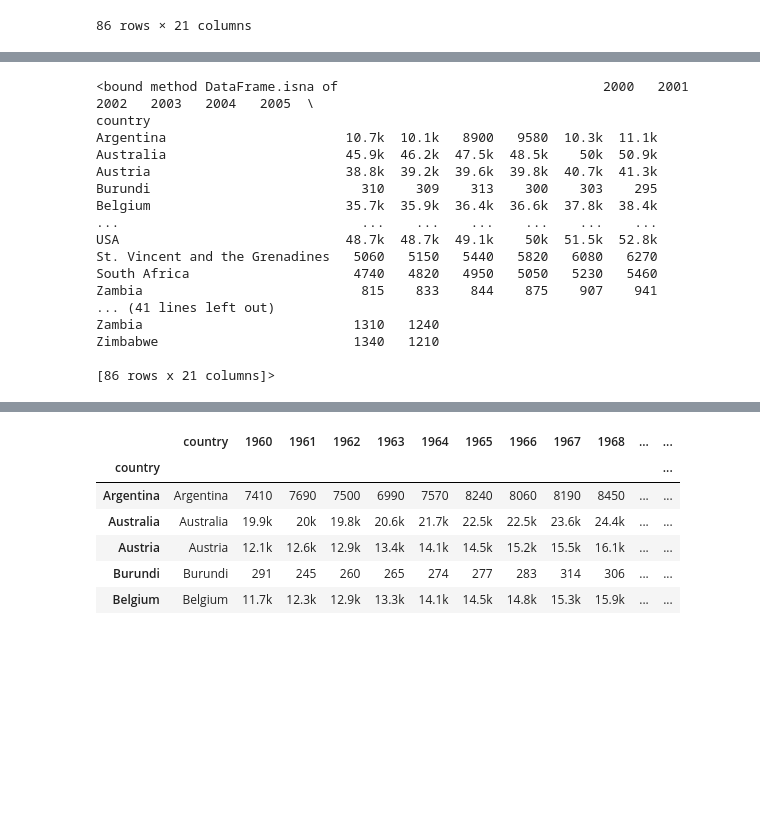
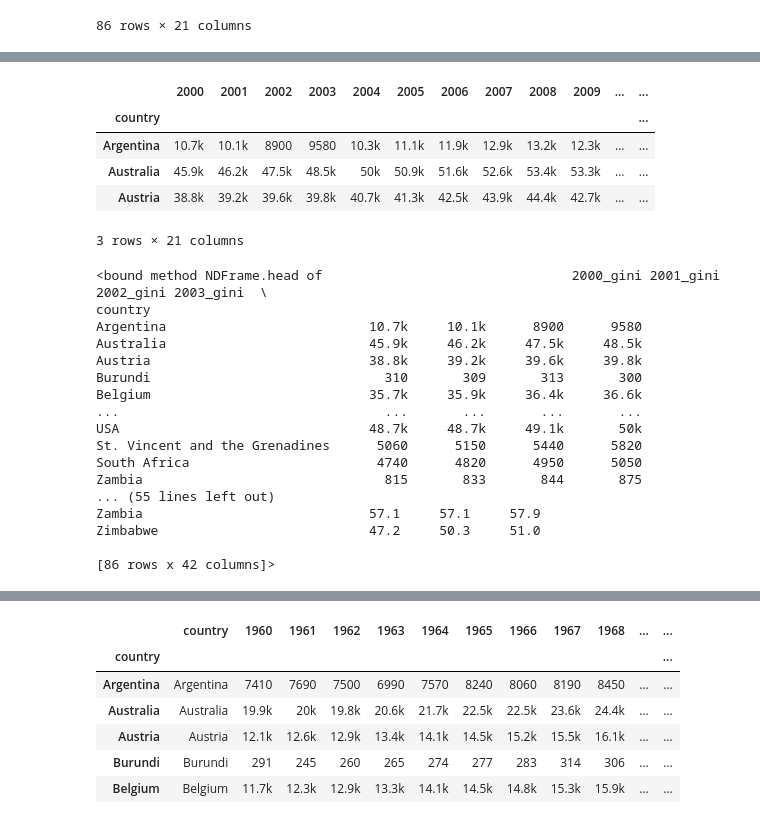
Before and after one commit to egildon/Data-and-Music, a Jupyter notebook: Porrege.ipynb, the cells around one changed output, grey strips where cells are left out. Saved outputs shown, nothing was run; the diff lists cells and outputs as text; code cells hidden in the pictures; blank space fills up the shorter version.

```diff
--- a/Porrege.ipynb
+++ b/Porrege.ipynb
@@ -116,10 +156,10 @@ gini_dfn['2018']
 Name: 2018, Length: 197, dtype: float64
 # %%
 gini_dfns = gini_dfni['2018']
-gg = gini_dfni['2018']
+gini_mod = gini_dfni['2018']
 # %%
-gg = pd.DataFrame(gg)
-gg.head()
+gini_mod = pd.DataFrame(gini_mod)
+gini_mod.head()
 # %% [output]
 |  | 2018 |
 | country |  |
@@ -139,29 +179,22 @@ partner_violence_dfni.head(3)
 # %%
 # new Dataframe with joined series and defined columns
 
-new_df = partner_violence_dfni.join(gg, lsuffix='_pviolence', rsuffix='_gini' )
+new_df = partner_violence_dfni.join(gini_mod, lsuffix='_pviolence', rsuffix='_gini' )
 # EVEN MORE DATAFRAMES
 
-new2_df = new_df.join(gdppercapita_us_inflation_adjusted_dfnic, lsuffix = '_gini' , rsuffix='_gdp')
+#new2_df = new_df.join(gdp_us_inflation_adjusted_dfnic, lsuffix = '_gini' , rsuffix='_gdp')
 
-x = gdppercapita_us_inflation_adjusted_dfnic.isna
+#new2_df = new_df.merge(gdp_us_inflation_adjusted_dfnic, suffixes = '_gdp') #Try using a for loop to resolve this, run a T test from 2000 to 2020
+
+#new2_df.head(5)
+#x = gdp_us_inflation_adjusted_dfnic.isna
+
+gdp_us_inflation_adjusted_dfnic.head(3)
+#gdp_us_inflation_adjusted_dfnic['country']
+# %% [output]
+|  | 2000 | 2001 | 2002 | 2003 | 2004 | 2005 | 2006 | 2007 | 2008 | 2009 | ... | ... |
+| country |  |  |  |  |  |  |  |  |  |  |  | ... |
+| Argentina | 10.7k | 10.1k | 8900 | 9580 | 10.3k | 11.1k | 11.9k | 12.9k | 13.2k | 12.3k | ... | ... |
+| Australia | 45.9k | 46.2k | 47.5k | 48.5k | 50k | 50.9k | 51.6k | 52.6k | 53.4k | 53.3k | ... | ... |
+| Austria | 38.8k | 39.2k | 39.6k | 39.8k | 40.7k | 41.3k | 42.5k | 43.9k | 44.4k | 42.7k | ... | ... |
+3 rows × 21 columns
-# %%
-x
-# %% [output]
-<bound method DataFrame.isna of                                  2000   2001   2002   2003   2004   2005  \
-country
-Argentina                       10.7k  10.1k   8900   9580  10.3k  11.1k
-Australia                       45.9k  46.2k  47.5k  48.5k    50k  50.9k
-Austria                         38.8k  39.2k  39.6k  39.8k  40.7k  41.3k
-Burundi                           310    309    313    300    303    295
-Belgium                         35.7k  35.9k  36.4k  36.6k  37.8k  38.4k
-...                               ...    ...    ...    ...    ...    ...
-USA                             48.7k  48.7k  49.1k    50k  51.5k  52.8k
-St. Vincent and the Grenadines   5060   5150   5440   5820   6080   6270
-South Africa                     4740   4820   4950   5050   5230   5460
-Zambia                            815    833    844    875    907    941
-... (41 lines left out)
-Zambia                           1310   1240
-Zimbabwe                         1340   1210
-
-[86 rows x 21 columns]>
@@ -170,3 +201,23 @@ Zimbabwe                         1340   1210
+# %%
+new2_df.head
+# %% [output]
+<bound method NDFrame.head of                                2000_gini 2001_gini 2002_gini 2003_gini  \
+country
+Argentina                          10.7k     10.1k      8900      9580
+Australia                          45.9k     46.2k     47.5k     48.5k
+Austria                            38.8k     39.2k     39.6k     39.8k
+Burundi                              310       309       313       300
+Belgium                            35.7k     35.9k     36.4k     36.6k
+...                                  ...       ...       ...       ...
+USA                                48.7k     48.7k     49.1k       50k
+St. Vincent and the Grenadines      5060      5150      5440      5820
+South Africa                        4740      4820      4950      5050
+Zambia                               815       833       844       875
+... (55 lines left out)
+Zambia                             57.1     57.1     57.9
+Zimbabwe                           47.2     50.3     51.0
+
+[86 rows x 42 columns]>
 # %%
 new_df
 new_df.head
```
Also changed, not shown: parts of 24 cells of this notebook.
